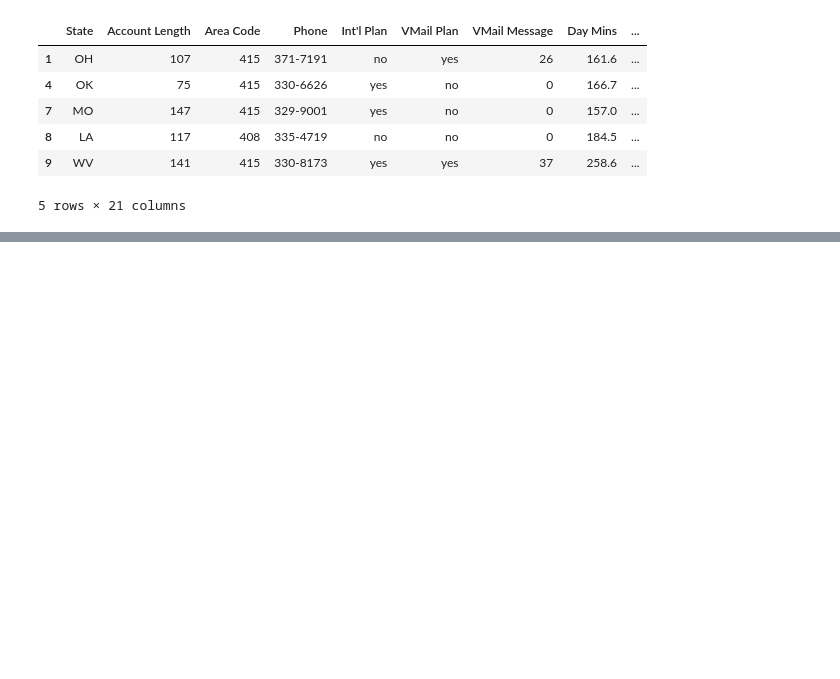
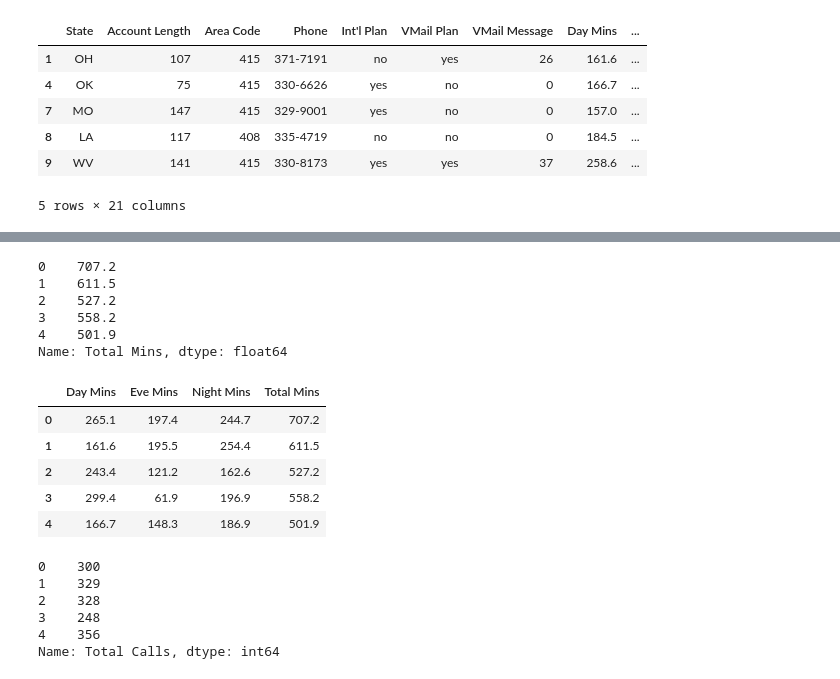
Before and after one commit to elugo00/machine-learning-python-course, a Jupyter notebook: notebooks/T2 - 1 - Data Cleaning - Data Wrangling.ipynb, the cells around one changed output, grey strips where cells are left out. Drawn from its saved outputs; the diff is of its cells as text; code cells hidden in the pictures; blank space fills up the shorter version.

```diff
--- a/notebooks/T2 - 1 - Data Cleaning - Data Wrangling.ipynb
+++ b/notebooks/T2 - 1 - Data Cleaning - Data Wrangling.ipynb
@@ -213,0 +293,20 @@ data5.head()
+# %%
+data["Total Mins"] = data["Day Mins"] + data["Night Mins"] + data["Eve Mins"]
+# %%
+data["Total Mins"].head()
+# %% [output]
+0    707.2
+1    611.5
+2    527.2
+3    558.2
+4    501.9
+Name: Total Mins, dtype: float64
+# %%
+data[["Day Mins", "Eve Mins", "Night Mins", "Total Mins"]].head()
+# %% [output]
+|  | Day Mins | Eve Mins | Night Mins | Total Mins |
+| 0 | 265.1 | 197.4 | 244.7 | 707.2 |
+| 1 | 161.6 | 195.5 | 254.4 | 611.5 |
+| 2 | 243.4 | 121.2 | 162.6 | 527.2 |
+| 3 | 299.4 | 61.9 | 196.9 | 558.2 |
+| 4 | 166.7 | 148.3 | 186.9 | 501.9 |
@@ -213,0 +315,9 @@ data5.head()
+# %%
+data["Total Calls"].head()
+# %% [output]
+0    300
+1    329
+2    328
+3    248
+4    356
+Name: Total Calls, dtype: int64
```
Also changed, not shown: parts of 9 cells of this notebook.
